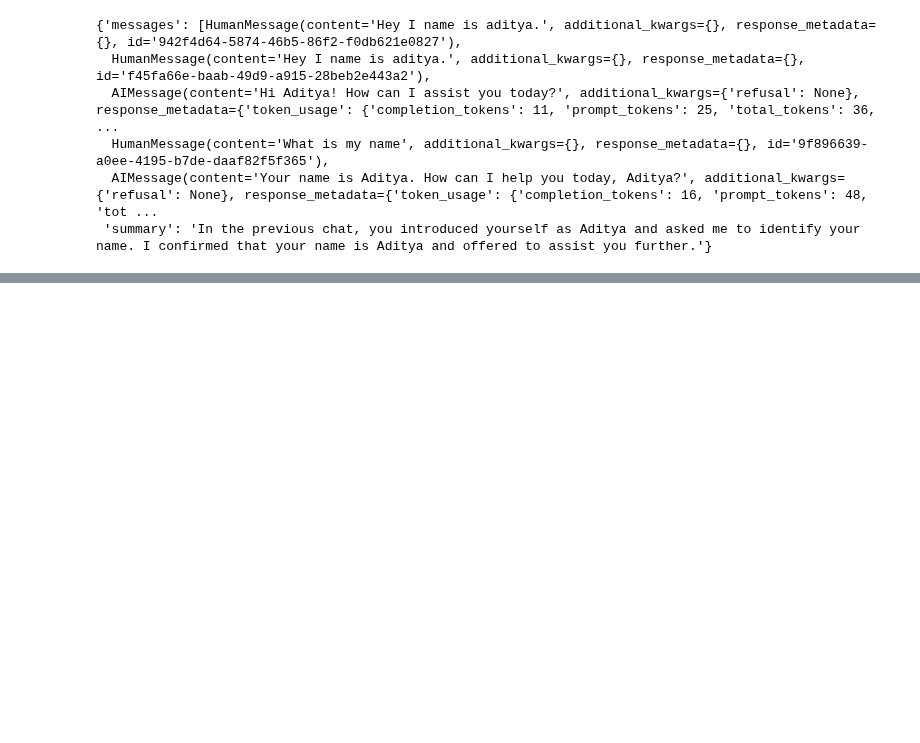
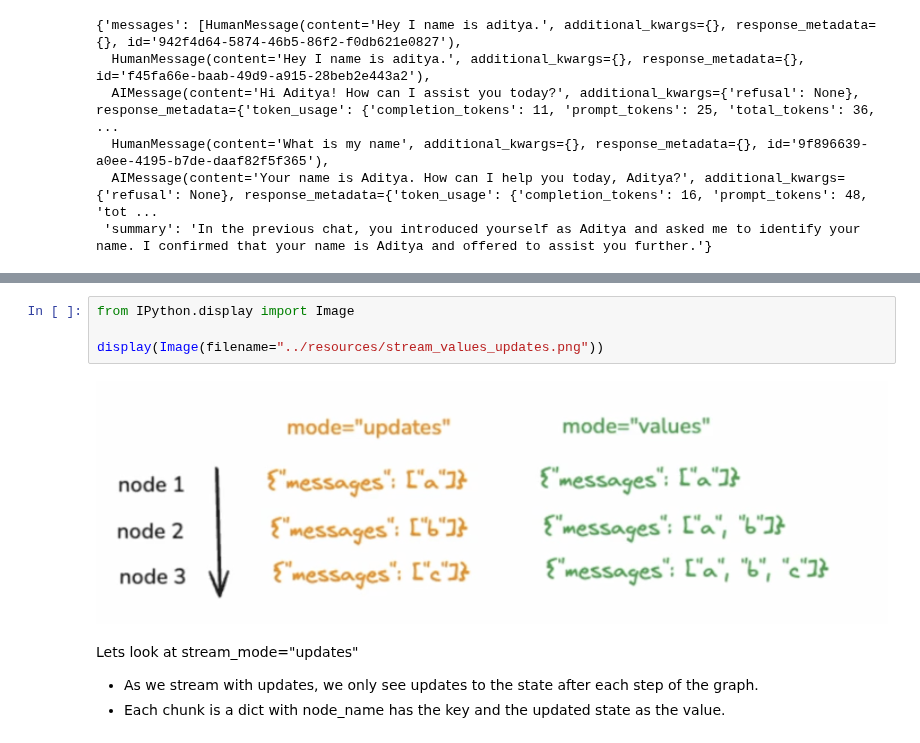
Before and after one commit to adityash97/DataScience, a Jupyter notebook: langchain_components_example/stream.ipynb, the cells around one changed output, grey strips where cells are left out. Saved outputs shown, nothing was run; the diff lists cells and outputs as text; blank space fills up the shorter version.

Commit message:
Stream state | stream token

```diff
--- a/langchain_components_example/stream.ipynb
+++ b/langchain_components_example/stream.ipynb
@@ -84,0 +92,17 @@ graph.invoke({'messages':"What is my name"},config=config)
+# %%
+from IPython.display import Image
+
+display(Image(filename="../resources/stream_values_updates.png"))
+# %% [output]
+[figure, added]
+# %% [markdown]
+Lets look at stream_mode="updates"
+
+<ul>
+<li>
+As we stream with updates, we only see updates to the state after each step of the graph.
+</li>
+<li>
+Each chunk is a dict with node_name has the key and the updated state as the value.
+</li>
+</ul>
```
Also changed, not shown: parts of 17 cells of this notebook.
